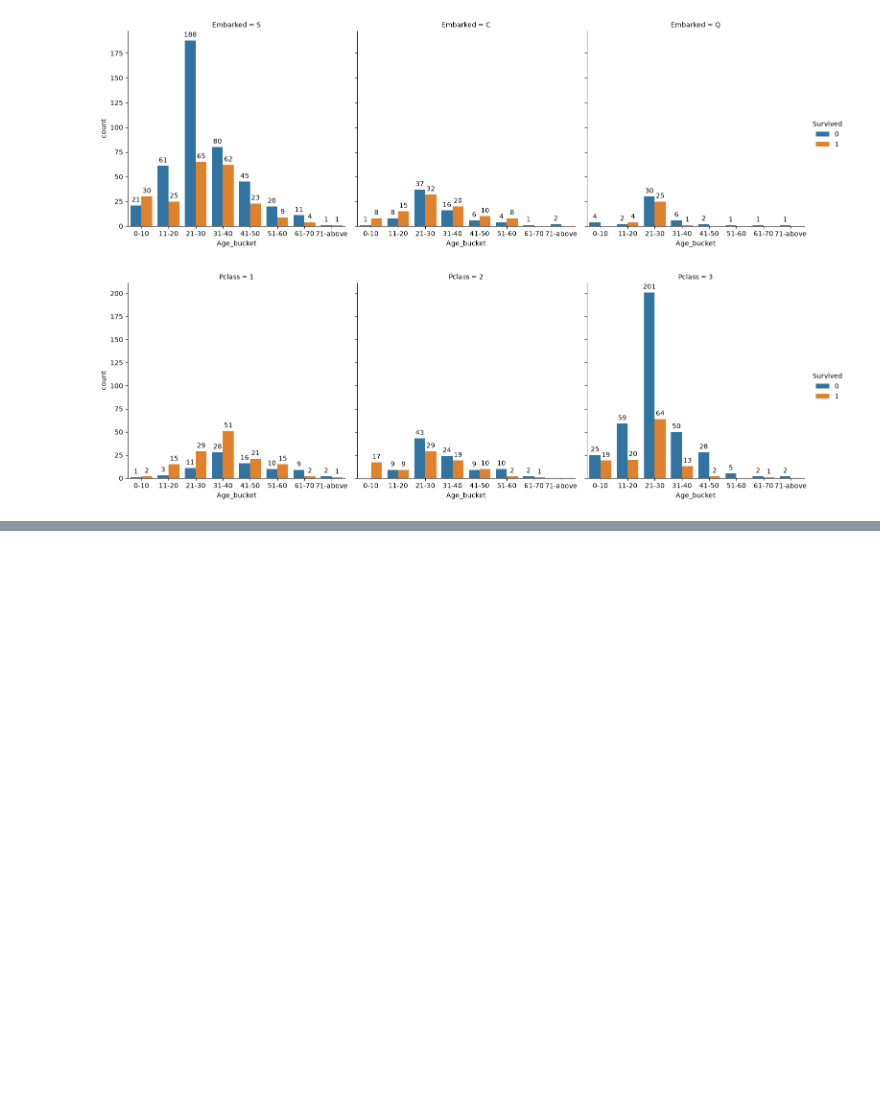
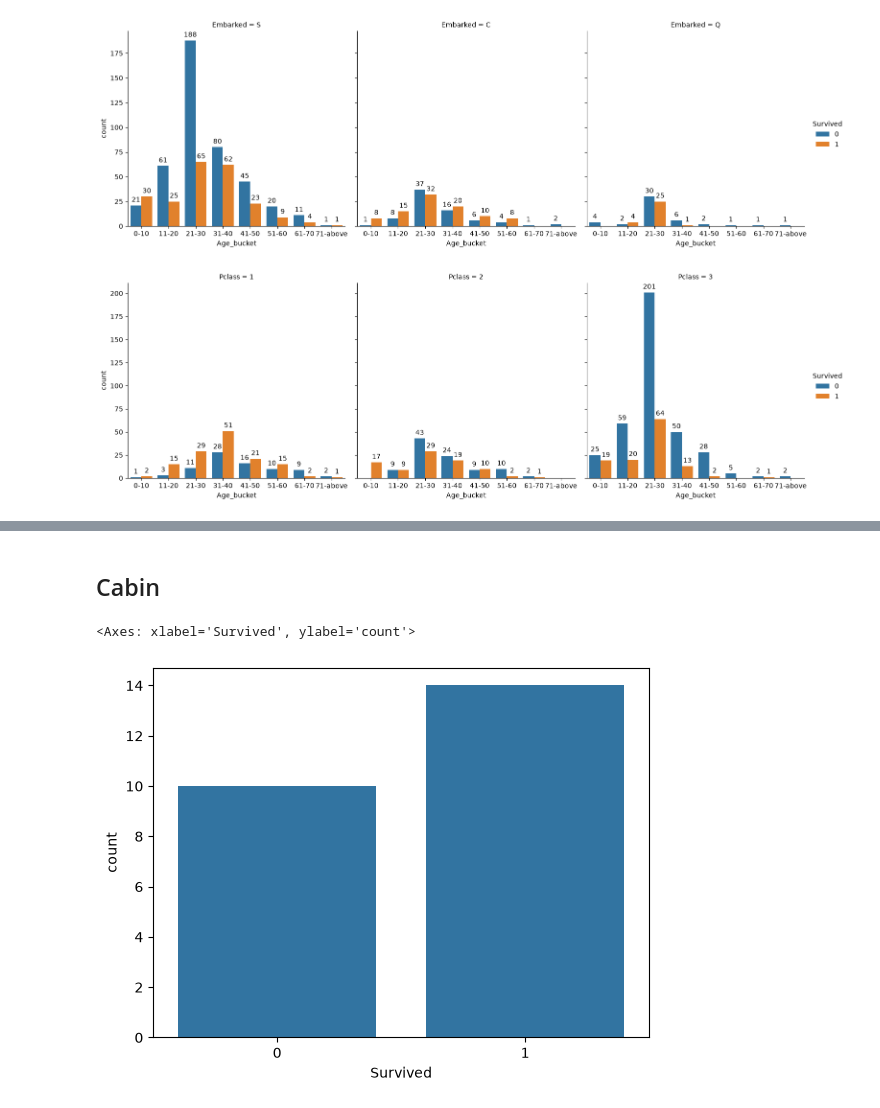
Before and after one commit to MarcooMateoo/ml-titanic, a Jupyter notebook: notebooks/01_EDA.ipynb, the cells around one changed output, grey strips where cells are left out. Cells and saved outputs as stored; diff of their text form; code cells hidden in the pictures; blank space fills up the shorter version.

```diff
--- a/notebooks/01_EDA.ipynb
+++ b/notebooks/01_EDA.ipynb
@@ -353,0 +423,8 @@ for ax in g.axes.flat:
+# %% [markdown]
+## Cabin
+# %%
+df = train_set[train_set['Cabin'].str.contains(" ")]
+sns.countplot(df, x = 'Survived')
+# %% [output]
+<Axes: xlabel='Survived', ylabel='count'>
+[figure, added]
```
Also changed, not shown: parts of 23 cells of this notebook, 1 other file.
